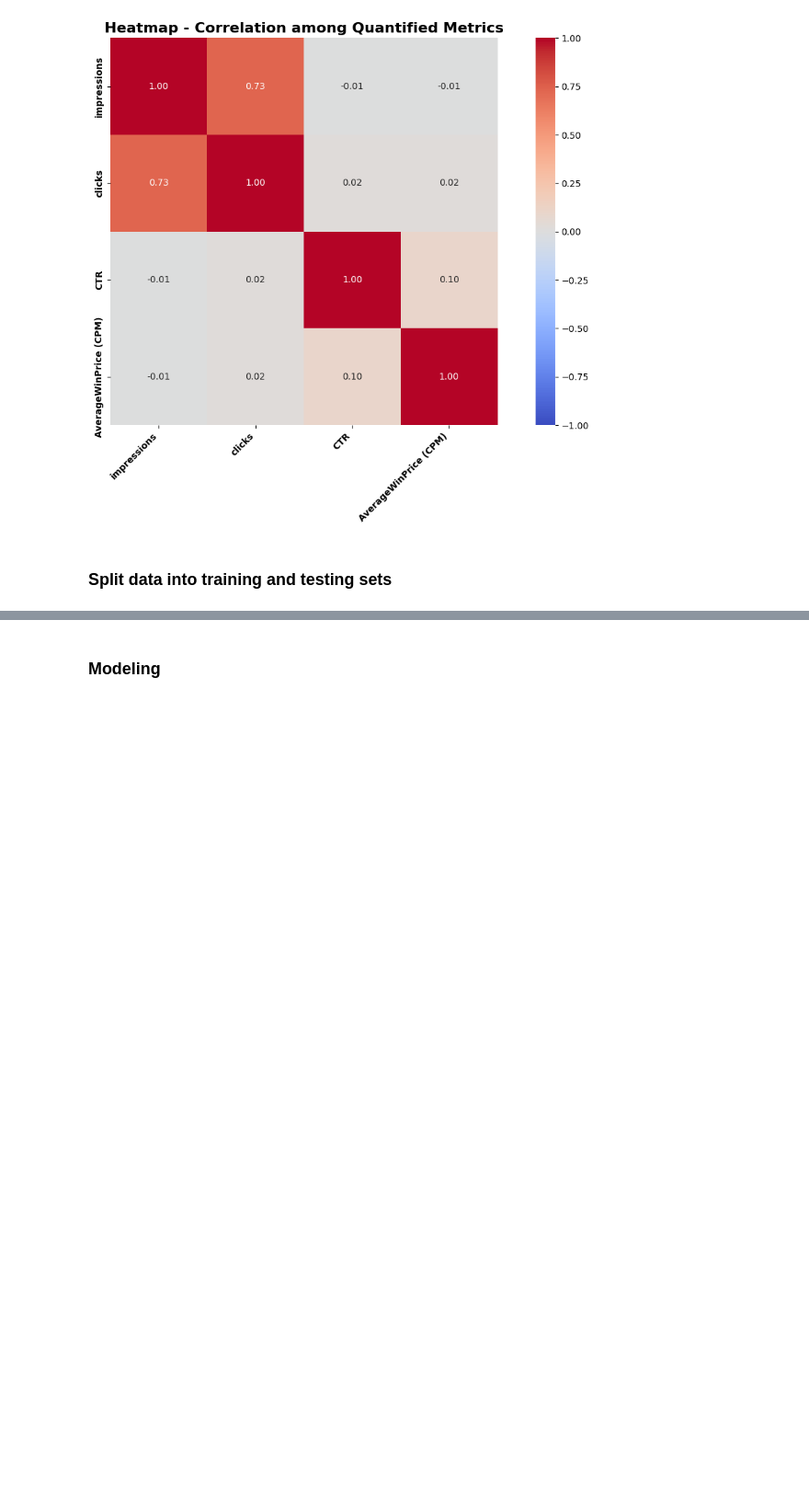
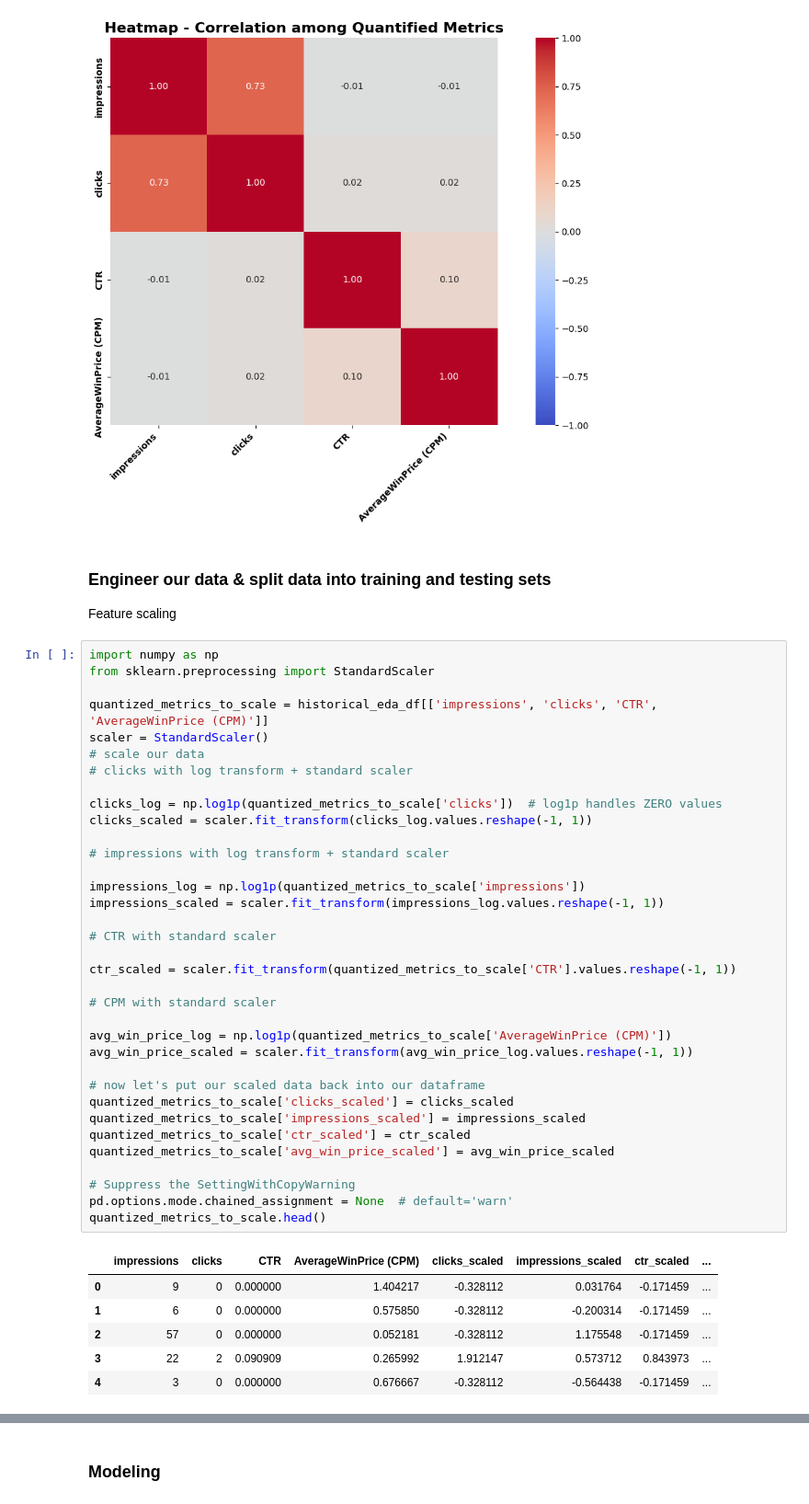
Before and after one commit to ROCstudios/ad-bidding-challenge, a Jupyter notebook: bid_strategy.ipynb, the cells around one changed output, grey strips where cells are left out. Shown at 92% size. Drawn from its saved outputs; the diff is of its cells as text; blank space fills up the shorter version.

```diff
--- a/bid_strategy.ipynb
+++ b/bid_strategy.ipynb
@@ -477,4 +472,48 @@ plt.show()
 # %% [output]
 [figure]
 # %% [markdown]
-### Split data into training and testing sets
+### Engineer our data & split data into training and testing sets
+
+Feature scaling
+# %%
+import numpy as np
+from sklearn.preprocessing import StandardScaler
+
+quantized_metrics_to_scale = historical_eda_df[['impressions', 'clicks', 'CTR', 'AverageWinPrice (CPM)']]
+scaler = StandardScaler()
+# scale our data
+# clicks with log transform + standard scaler
+
+clicks_log = np.log1p(quantized_metrics_to_scale['clicks'])  # log1p handles ZERO values
+clicks_scaled = scaler.fit_transform(clicks_log.values.reshape(-1, 1))
+
+# impressions with log transform + standard scaler
+
+impressions_log = np.log1p(quantized_metrics_to_scale['impressions'])
+impressions_scaled = scaler.fit_transform(impressions_log.values.reshape(-1, 1))
+
+# CTR with standard scaler
+
+ctr_scaled = scaler.fit_transform(quantized_metrics_to_scale['CTR'].values.reshape(-1, 1))
+
+# CPM with standard scaler
+
+avg_win_price_log = np.log1p(quantized_metrics_to_scale['AverageWinPrice (CPM)'])
+avg_win_price_scaled = scaler.fit_transform(avg_win_price_log.values.reshape(-1, 1))
+
+# now let's put our scaled data back into our dataframe
+quantized_metrics_to_scale['clicks_scaled'] = clicks_scaled
+quantized_metrics_to_scale['impressions_scaled'] = impressions_scaled
+quantized_metrics_to_scale['ctr_scaled'] = ctr_scaled
+quantized_metrics_to_scale['avg_win_price_scaled'] = avg_win_price_scaled
+
+# Suppress the SettingWithCopyWarning
+pd.options.mode.chained_assignment = None  # default='warn'
+quantized_metrics_to_scale.head()
+# %% [output]
+|  | impressions | clicks | CTR | AverageWinPrice (CPM) | clicks_scaled | impressions_scaled | ctr_scaled | ... |
+| 0 | 9 | 0 | 0.000000 | 1.404217 | -0.328112 | 0.031764 | -0.171459 | ... |
+| 1 | 6 | 0 | 0.000000 | 0.575850 | -0.328112 | -0.200314 | -0.171459 | ... |
+| 2 | 57 | 0 | 0.000000 | 0.052181 | -0.328112 | 1.175548 | -0.171459 | ... |
+| 3 | 22 | 2 | 0.090909 | 0.265992 | 1.912147 | 0.573712 | 0.843973 | ... |
+| 4 | 3 | 0 | 0.000000 | 0.676667 | -0.328112 | -0.564438 | -0.171459 | ... |
```
Also changed, not shown: parts of 17 cells of this notebook.
